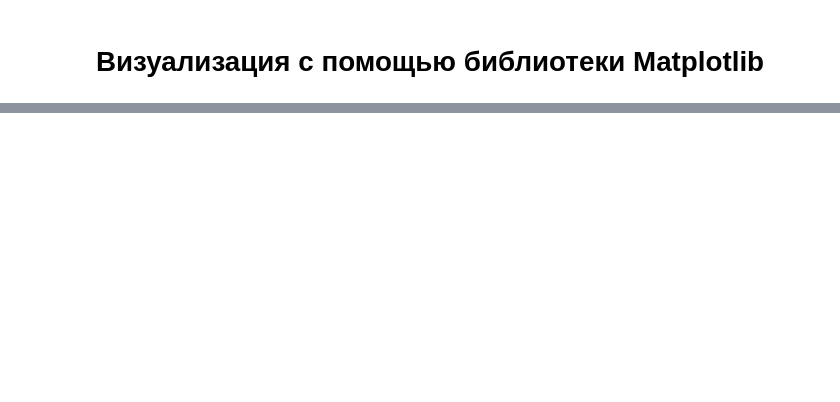
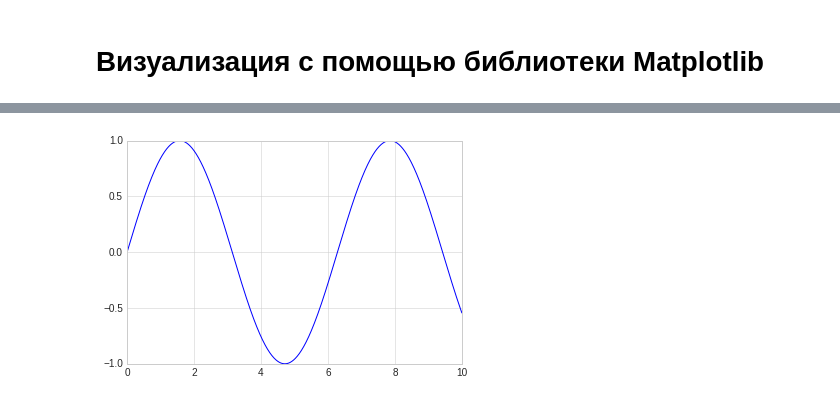
Before and after one commit to ensofter/python_for_difficult_tasks, a Jupyter notebook: Part 4 - Visualization with Matplotlib.ipynb, the cells around one changed output, grey strips where cells are left out. Drawn from its saved outputs; the diff is of its cells as text; code cells hidden in the pictures; blank space fills up the shorter version.

```diff
--- a/Part 4 - Visualization with Matplotlib.ipynb
+++ b/Part 4 - Visualization with Matplotlib.ipynb
@@ -23,0 +66,8 @@ s = [1, 2, 3, 4, 5]
+# %%
+fig = plt.figure() # создание рисунка
+ax = plt.axes() # создание системы координат
+
+x = np.linspace(0, 10, 1000)
+ax.plot(x, np.sin(x)); # plot функция для построения графика данных
+# %% [output]
+[figure, added]
```
Also changed, not shown: parts of 33 cells of this notebook.
